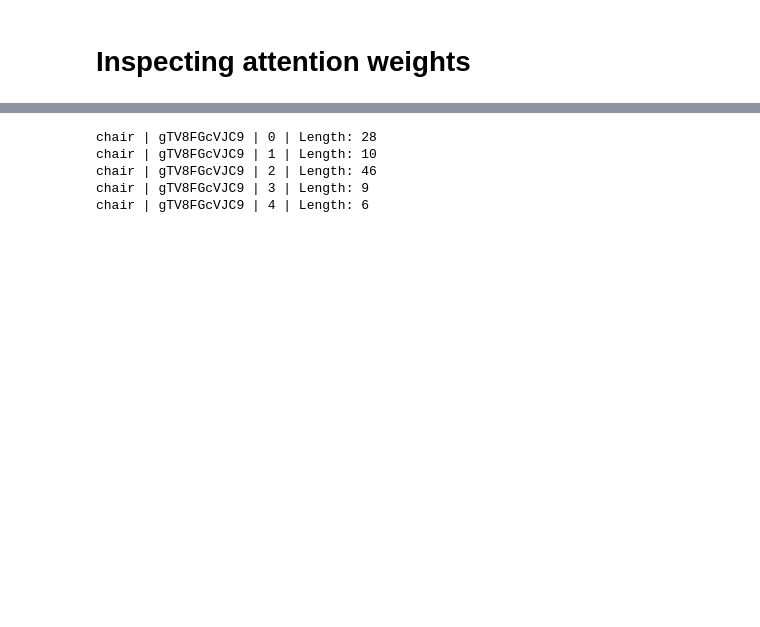
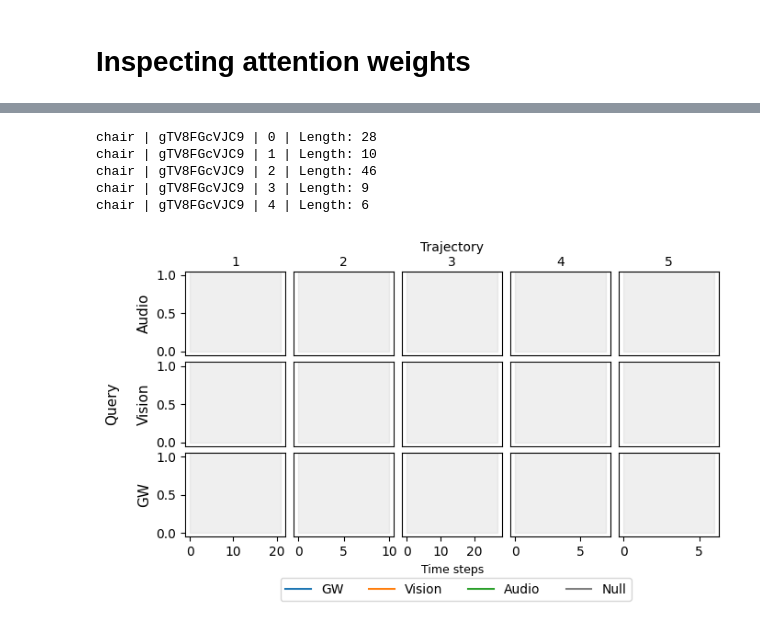
Before and after one commit to arayabrain/multimodal-global-workspace-agent, a Jupyter notebook: ppo/SAVI_Analysis_Revised.ipynb, the cells around one changed output, grey strips where cells are left out. Saved outputs shown, nothing was run; the diff lists cells and outputs as text; code cells hidden in the pictures; blank space fills up the shorter version.

```diff
--- a/ppo/SAVI_Analysis_Revised.ipynb
+++ b/ppo/SAVI_Analysis_Revised.ipynb
@@ -562,11 +581,13 @@ for idx, revised_run in enumerate(list(revised_exp_runs)[::-1]):
     "pretty_name": f"{agent_type.upper()} {gw_size} [{seed}]",
     "state_dict_path": f"{exp_logdir_path}/models/ppo_agent.20001000.ckpt.pth", # For final use
     # "state_dict_path": f"{updated_exp_name}", # TODO: add the full path
-    "probe_path": final_to_probing_runs_dict[updated_exp_name]
+    "probe_path": final_to_probing_runs_dict[updated_exp_name],
+    "gw_size": gw_size,
+    "agent_type": agent_type
   }
 
-  if idx >= 5:
-    break
+  # if idx > 5:
+  #   break
 
 print(json.dumps(REVISED_RUNS_DICT, indent=2))
 # %% [output]
@@ -618,6 +639,7 @@ MODEL_VARIANTS_TO_STATEDICT_PATH = {
     # endregion: SAVI BC GWTv3 variants: rec enc gw3 detach; CA uses null
 }
 
+# Overrdie with systematically generated dict with agent and probes paths
 MODEL_VARIANTS_TO_STATEDICT_PATH = REVISED_RUNS_DICT
 
 # dev = th.device("cpu")
@@ -630,16 +652,13 @@ for k, v in MODEL_VARIANTS_TO_STATEDICT_PATH.items():
     args_copy = copy.copy(args)
     tmp_args = copy.copy(args)
 
-    # Detected the  gw_size
-    for gw_size in [32, 64, 128, 256, 512]:
-        if k.__contains__(f"{gw_size}"):
-            tmp_args.gw_size = gw_size
-            break
+    # Recover GW size used for the agent
+    tmp_args.gw_size = v["gw_size"]
 
     # Override args depending on the model in use
     if k.__contains__("gru"):
         print(f"Loaded GRU Agent: '{k}'")
-        print(f"  Feat size: {tmp_args.hidden_size}")
+        # print(f"  Feat size: {tmp_args.hidden_size}")
         print(f"  GW size: {tmp_args.gw_size}")
 
         agent = GRU_Actor(single_observation_space, single_action_space, tmp_args,
@@ -647,7 +666,7 @@ for k, v in MODEL_VARIANTS_TO_STATEDICT_PATH.items():
         # print(agent)
     elif k.__contains__("gw"):
         print(f"Loaded GW Agent: '{k}'")
-        print(f"  Feat size: {tmp_args.hidden_size}")
+        # print(f"  Feat size: {tmp_args.hidden_size}")
         print(f"  GW size: {tmp_args.gw_size}")
 
         agent = GW_Actor(single_observation_space, single_action_space, tmp_args,
@@ -904,11 +996,48 @@ fig, axes = plt.subplots(3, N_TRAJS, figsize=(N_TRAJS * 1.5, 3 * 1.25))
 
 
 AGENT_GROUPS_OF_INTEREST = {
+  # GW
+  # "GW 32": {
+  #   1: "ppo_bc__gw_32__seed_1",
+  #   2: "ppo_bc__gw_32__seed_2",
+  #   3: "ppo_bc__gw_32__seed_3",
+  #   4: "ppo_bc__gw_32__seed_4",
+  #   5: "ppo_bc__gw_32__seed_5",
+  # },
 
-  "GW H=64": {
-    42: "ppo_bc__sweep_gw_64",
-  },
+  # "GW 64": {
+  #   1: "ppo_bc__gw_64__seed_1",
+  #   2: "ppo_bc__gw_64__seed_2",
+  #   3: "ppo_bc__gw_64__seed_3",
+  #   4: "ppo_bc__gw_64__seed_4",
+  #   5: "ppo_bc__gw_64__seed_5",
   # },
+
+  # "GW 128": {
+  #   1: "ppo_bc__gw_128__seed_1",
+  #   2: "ppo_bc__gw_128__seed_2",
+  #   3: "ppo_bc__gw_128__seed_3",
+  #   4: "ppo_bc__gw_128__seed_4",
+  #   5: "ppo_bc__gw_128__seed_5",
+  # },
+
+  # "GW 256": {
+  #   1: "ppo_bc__gw_256__seed_1",
+  #   2: "ppo_bc__gw_256__seed_2",
+  #   3: "ppo_bc__gw_256__seed_3",
+  #   4: "ppo_bc__gw_256__seed_4",
+  #   5: "ppo_bc__gw_256__seed_5",
+  # },
+
+  # "GW 512": {
+  #   1: "ppo_bc__gw_512__seed_1",
+  #   2: "ppo_bc__gw_512__seed_2",
+  #   3: "ppo_bc__gw_512__seed_3",
+  #   4: "ppo_bc__gw_512__seed_4",
+  #   5: "ppo_bc__gw_512__seed_5",
+  # },
+
+  # GRU
 
 }
 
@@ -998,7 +1127,7 @@ for trajint_idx, trajint_data in enumerate(TRAJS_OF_INTEREST_DICT):
       ## Fix the length of the x axis
       [axes[i, trajint_idx].set_xlim([0, T-1]) for i in range(3)]
 
-      if exp_name.__contains__("gwtv3"):
+      if exp_name.__contains__("gw"):
         # Plot the attention weights for the GWTv3 variant
         att_weights = CAT_SCENE_TRAJS_FEATURES[cat][scene][traj_idx][exp_name]["state_encoder.ca.mha"][1][:, 0, :, :]
 
@@ -1010,31 +1139,51 @@ for trajint_idx, trajint_data in enumerate(TRAJS_OF_INTEREST_DICT):
               label=MOD_AXIS_TO_NAME[mod_axis],
               color=MOD_AXIS_TO_COLOR[mod_axis],
               alpha=0.7)
 
 # Set legend using dashed lines before doing the dots / scater
 # axes[0, 0].legend(handles=probe_acc_legend_handles)
 # axes[2, N_TRAJS-1].legend(handles=attn_weights_legend_handles)
 # axes[2, 3].legend(handles=attn_weights_legend_handles, ncol=len(attn_weights_legend_handles), bbox_to_anchor=(0,0))
 for cidx in range(len(TRAJS_OF_INTEREST_DICT)):
   axes[2, cidx].xaxis.set_major_locator(MultipleLocator(base=bottom_row_x_MultipleLocator_bases[cidx]))
   if cidx == 2:
       axes[1, cidx].set_xlabel("Time steps")
 
 fig.subplots_adjust(wspace=0.08, hspace=0.08)
 fig.legend(handles=attn_weights_legend_handles, ncol=len(attn_weights_legend_handles), bbox_to_anchor=(0.782, 0.01))
 # fig.supxlabel("Trajectory", va="top")
 # fig.supylabel("Query", ha=)
 # fig.tight_layout()
-fig.show()
+# fig.show()
+plt.show()
+# fig.savefig("tmpfig.pdf", bbox_inches="tight")
+# fig.savefig("GW_32_Seed_1_AttentionWeights.pdf", bbox_inches="tight")
+# fig.savefig("GW_32_Seed_1_2_3_4_5_AttentionWeights.pdf", bbox_inches="tight")
 
+# fig.savefig("GW_64_Seed_1_AttentionWeights.pdf", bbox_inches="tight")
+# fig.savefig("GW_64_Seed_2_AttentionWeights.pdf", bbox_inches="tight")
+# fig.savefig("GW_64_Seed_1_2_3_4_5_AttentionWeights.pdf", bbox_inches="tight")
+
+# fig.savefig("GW_128_Seed_1_AttentionWeights.pdf", bbox_inches="tight")
+# fig.savefig("GW_128_Seed_1_2_3_4_5_AttentionWeights.pdf", bbox_inches="tight")
+
+# fig.savefig("GW_256_Seed_1_AttentionWeights.pdf", bbox_inches="tight")
+# fig.savefig("GW_256_Seed_1_2_3_4_5_AttentionWeights.pdf", bbox_inches="tight")
+
+# fig.savefig("GW_512_Seed_1_AttentionWeights.pdf", bbox_inches="tight")
+# fig.savefig("GW_512_Seed_1_2_3_4_5_AttentionWeights.pdf", bbox_inches="tight")
+
+
+# Commands for the first submission
 # fig.savefig("GWAgent_H_64_Seed_111_AttentionWeights.pdf", bbox_inches="tight")
 # fig.savefig("GWAgent_H_64_Seed_222_AttentionWeights.pdf", bbox_inches="tight")
 
 # fig.savefig("GWAgent_H_512_Seed_111_AttentionWeights.pdf", bbox_inches="tight")
 # fig.savefig("GWAgent_H_512_Seed_222_AttentionWeights.pdf", bbox_inches="tight")
 # %% [output]
 chair | gTV8FGcVJC9 | 0 | Length: 28
 chair | gTV8FGcVJC9 | 1 | Length: 10
 chair | gTV8FGcVJC9 | 2 | Length: 46
 chair | gTV8FGcVJC9 | 3 | Length: 9
 chair | gTV8FGcVJC9 | 4 | Length: 6
+[figure, added]
```
Also changed, not shown: parts of 20 cells of this notebook.
